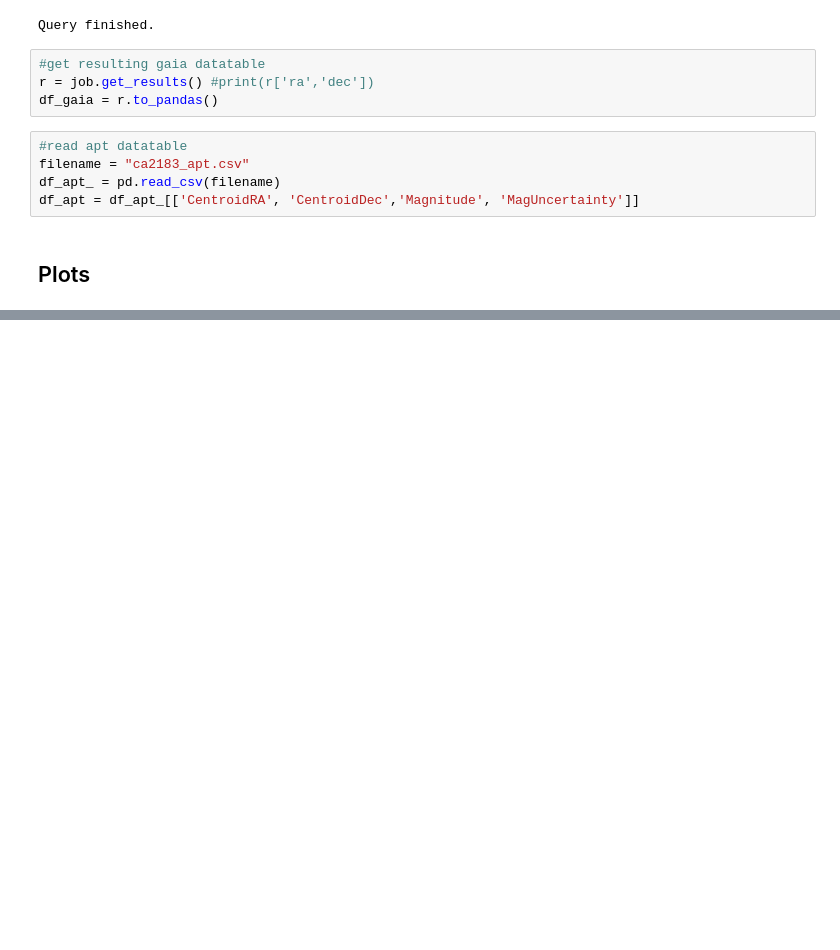
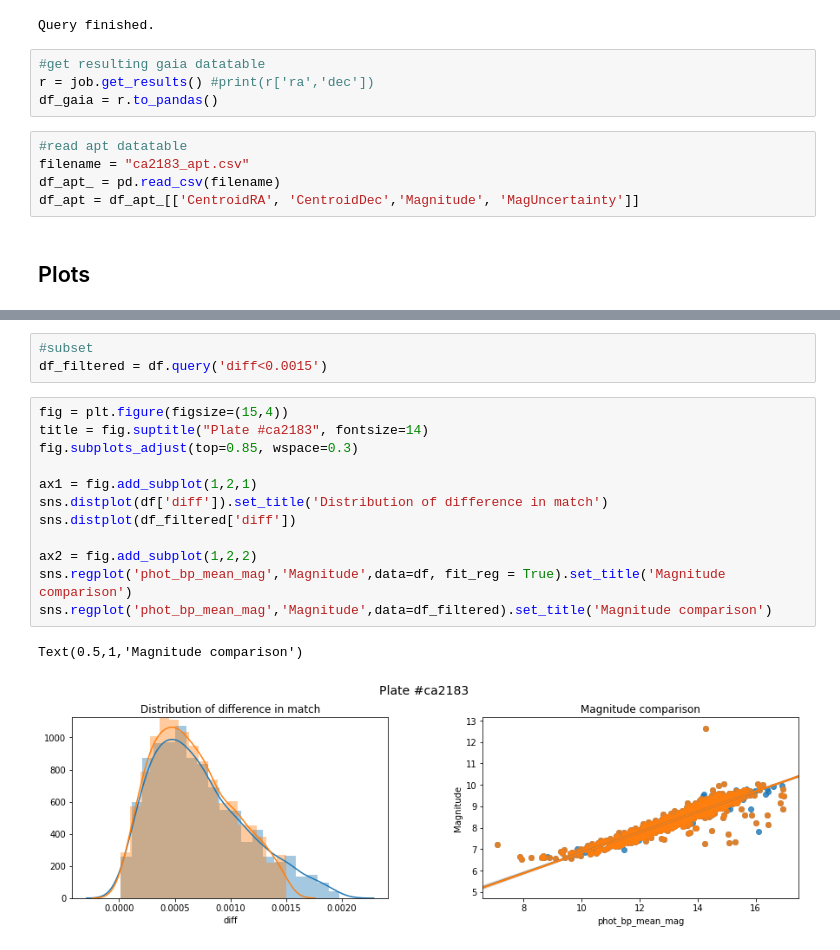
Before and after one commit to oliang2000/yerkes-plate-digitization, a Jupyter notebook: APT.ipynb, the cells around one changed output, grey strips where cells are left out. Drawn from its saved outputs; the diff is of its cells as text; blank space fills up the shorter version.

```diff
--- a/APT.ipynb
+++ b/APT.ipynb
@@ -134,0 +80,18 @@ sns.regplot('dec','Δdec',data=df_filtered)
+# %%
+#subset
+df_filtered = df.query('diff<0.0015')
+# %%
+fig = plt.figure(figsize=(15,4))
+title = fig.suptitle("Plate #ca2183", fontsize=14)
+fig.subplots_adjust(top=0.85, wspace=0.3)
+
+ax1 = fig.add_subplot(1,2,1)
+sns.distplot(df['diff']).set_title('Distribution of difference in match')
+sns.distplot(df_filtered['diff'])
+
+ax2 = fig.add_subplot(1,2,2)
+sns.regplot('phot_bp_mean_mag','Magnitude',data=df, fit_reg = True).set_title('Magnitude comparison')
+sns.regplot('phot_bp_mean_mag','Magnitude',data=df_filtered).set_title('Magnitude comparison')
+# %% [output]
+Text(0.5,1,'Magnitude comparison')
+[figure, added]
```
Also changed, not shown: parts of 14 cells of this notebook.
